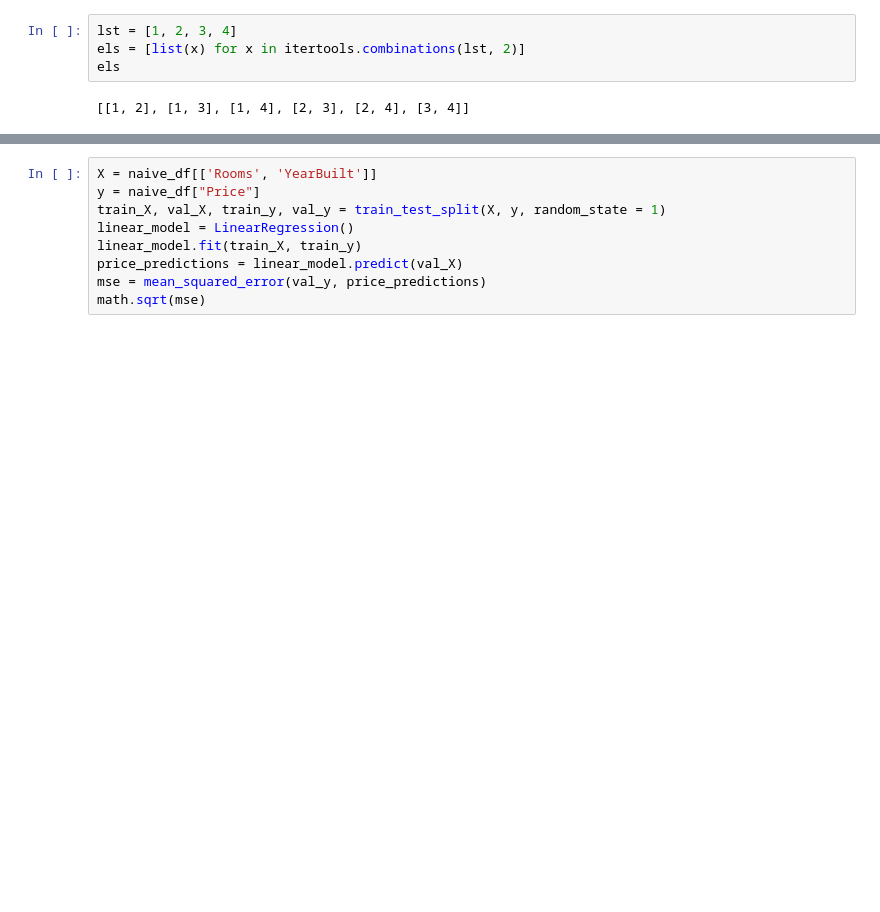
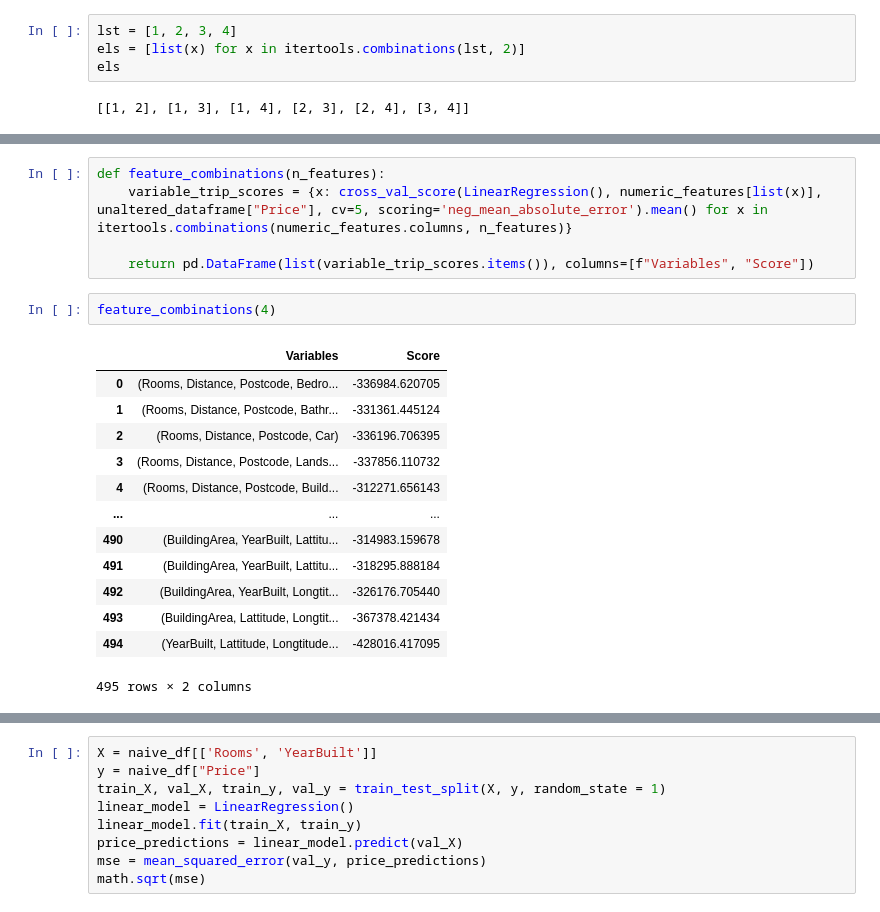
Before and after one commit to smdbz/data-science, a Jupyter notebook: notebooks/05_simplified_prediction.ipynb, the cells around one changed output, grey strips where cells are left out. Saved outputs shown, nothing was run; the diff lists cells and outputs as text; blank space fills up the shorter version.

```diff
--- a/notebooks/05_simplified_prediction.ipynb
+++ b/notebooks/05_simplified_prediction.ipynb
@@ -169,0 +263,21 @@ els
+# %%
+def feature_combinations(n_features):
+    variable_trip_scores = {x: cross_val_score(LinearRegression(), numeric_features[list(x)], unaltered_dataframe["Price"], cv=5, scoring='neg_mean_absolute_error').mean() for x in itertools.combinations(numeric_features.columns, n_features)}
+
+    return pd.DataFrame(list(variable_trip_scores.items()), columns=[f"Variables", "Score"])
+# %%
+feature_combinations(4)
+# %% [output]
+|  | Variables | Score |
+| 0 | (Rooms, Distance, Postcode, Bedro... | -336984.620705 |
+| 1 | (Rooms, Distance, Postcode, Bathr... | -331361.445124 |
+| 2 | (Rooms, Distance, Postcode, Car) | -336196.706395 |
+| 3 | (Rooms, Distance, Postcode, Lands... | -337856.110732 |
+| 4 | (Rooms, Distance, Postcode, Build... | -312271.656143 |
+| ... | ... | ... |
+| 490 | (BuildingArea, YearBuilt, Lattitu... | -314983.159678 |
+| 491 | (BuildingArea, YearBuilt, Lattitu... | -318295.888184 |
+| 492 | (BuildingArea, YearBuilt, Longtit... | -326176.705440 |
+| 493 | (BuildingArea, Lattitude, Longtit... | -367378.421434 |
+| 494 | (YearBuilt, Lattitude, Longtitude... | -428016.417095 |
+495 rows × 2 columns
```
Also changed, not shown: parts of 24 cells of this notebook, 28 other files.
